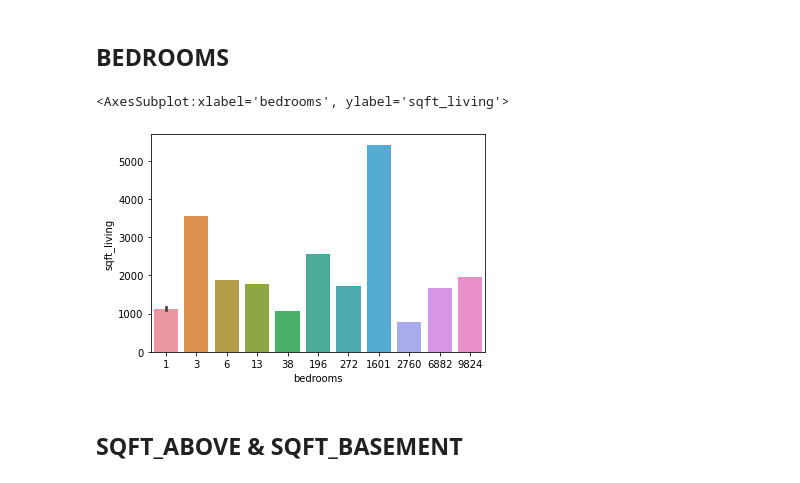
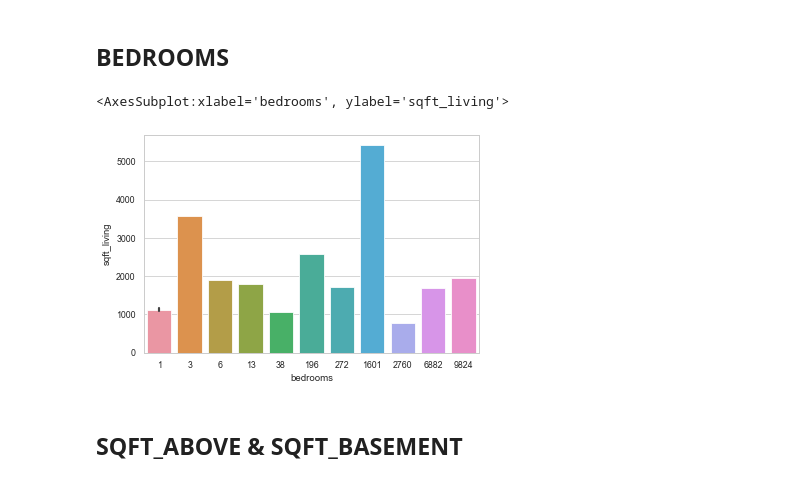
Before and after one commit to akladyous/King-County-Housing-Analysis, a Jupyter notebook: index.ipynb, the cells around one changed output. Cells and saved outputs as stored; diff of their text form; code cells hidden in the pictures.

```diff
--- a/index.ipynb
+++ b/index.ipynb
@@ -163,10 +165,13 @@ plt.show()
 # %% [markdown]
 <h2 id="bedrooms">BEDROOMS</h2>
 # %%
+fig, ax1 = plt.subplots(ncols=1, sharey=True)
+fig.set_size_inches(6,4)
+sns.axes_style()
 sns.barplot(x=df.bedrooms.value_counts(), y=df.sqft_living)
 # %% [output]
 <AxesSubplot:xlabel='bedrooms', ylabel='sqft_living'>
-[figure, old version]
+[figure, new version]
 # %% [markdown]
 <h2 id="sqft_basement">SQFT_ABOVE & SQFT_BASEMENT</h2>
 # %% [markdown]
```
Also changed, not shown: parts of 23 cells of this notebook, 9 other files.
